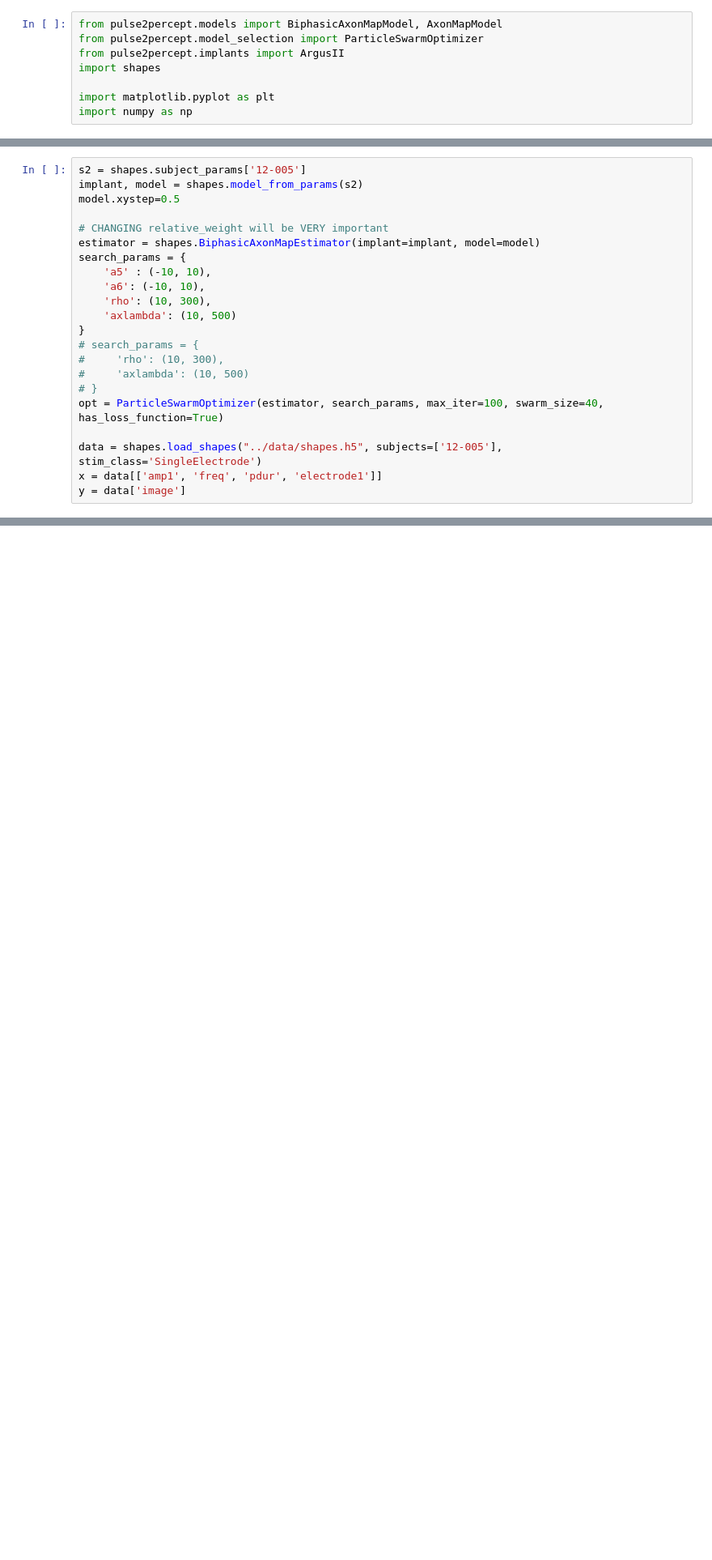
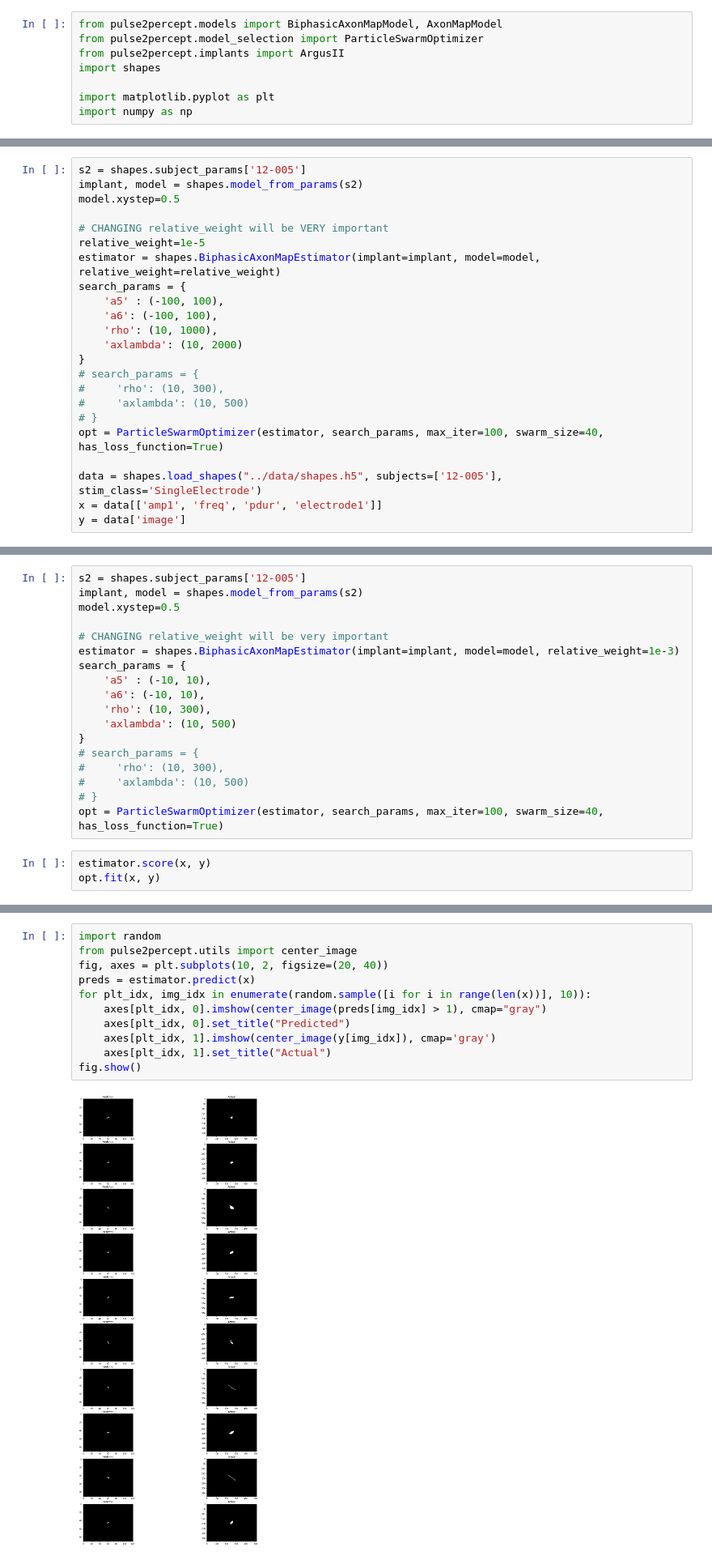
Before and after one commit to bionicvisionlab/shapes, a Jupyter notebook: notebooks/shapes_tester.ipynb, the cells around one changed output, grey strips where cells are left out. Shown: that part at 81% size. Cells and saved outputs as stored; diff of their text form; blank space fills up the shorter version.

```diff
--- a/notebooks/shapes_tester.ipynb
+++ b/notebooks/shapes_tester.ipynb
@@ -16,12 +16,13 @@ implant, model = shapes.model_from_params(s2)
 model.xystep=0.5
 
 # CHANGING relative_weight will be VERY important
-estimator = shapes.BiphasicAxonMapEstimator(implant=implant, model=model)
+relative_weight=1e-5
+estimator = shapes.BiphasicAxonMapEstimator(implant=implant, model=model, relative_weight=relative_weight)
 search_params = {
-    'a5' : (-10, 10),
-    'a6': (-10, 10),
-    'rho': (10, 300),
-    'axlambda': (10, 500)
+    'a5' : (-100, 100),
+    'a6': (-100, 100),
+    'rho': (10, 1000),
+    'axlambda': (10, 2000)
 }
 # search_params = {
 #     'rho': (10, 300),
@@ -59,0 +81,21 @@ rho=64.949976, axlambda=357.538078, a5=-1.885359, a6=10.000000, score=24.229066
+# %%
+s2 = shapes.subject_params['12-005']
+implant, model = shapes.model_from_params(s2)
+model.xystep=0.5
+
+# CHANGING relative_weight will be very important
+estimator = shapes.BiphasicAxonMapEstimator(implant=implant, model=model, relative_weight=1e-3)
+search_params = {
+    'a5' : (-10, 10),
+    'a6': (-10, 10),
+    'rho': (10, 300),
+    'axlambda': (10, 500)
+}
+# search_params = {
+#     'rho': (10, 300),
+#     'axlambda': (10, 500)
+# }
+opt = ParticleSwarmOptimizer(estimator, search_params, max_iter=100, swarm_size=40, has_loss_function=True)
+# %%
+estimator.score(x, y)
+opt.fit(x, y)
@@ -59,0 +127,13 @@ rho=64.949976, axlambda=357.538078, a5=-1.885359, a6=10.000000, score=24.229066
+# %%
+import random
+from pulse2percept.utils import center_image
+fig, axes = plt.subplots(10, 2, figsize=(20, 40))
+preds = estimator.predict(x)
+for plt_idx, img_idx in enumerate(random.sample([i for i in range(len(x))], 10)):
+    axes[plt_idx, 0].imshow(center_image(preds[img_idx] > 1), cmap="gray")
+    axes[plt_idx, 0].set_title("Predicted")
+    axes[plt_idx, 1].imshow(center_image(y[img_idx]), cmap='gray')
+    axes[plt_idx, 1].set_title("Actual")
+fig.show()
+# %% [output]
+[figure, added]
```
Also changed, not shown: parts of 14 cells of this notebook, 1 other file.
